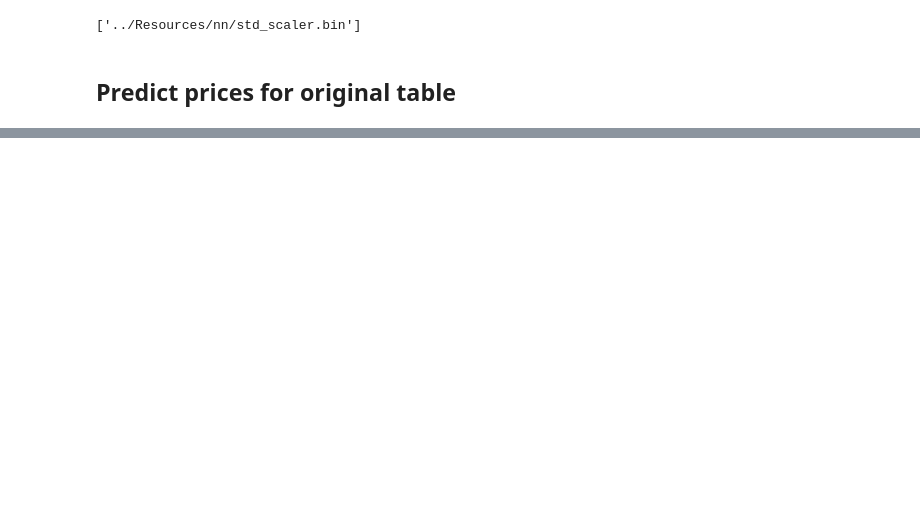
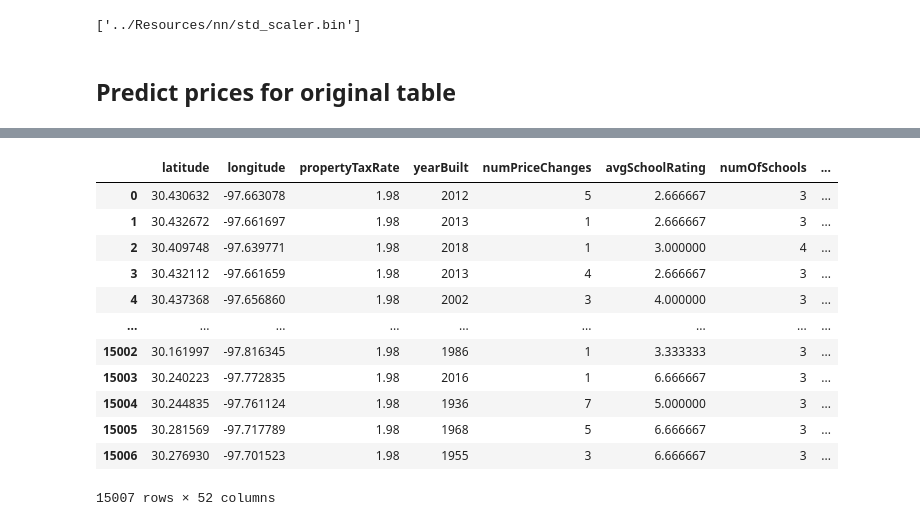
Before and after one commit to minmincg/house_pricing_analysis, a Jupyter notebook: Notebooks/nn_local_simplified.ipynb, the cells around one changed output, grey strips where cells are left out. Saved outputs shown, nothing was run; the diff lists cells and outputs as text; code cells hidden in the pictures; blank space fills up the shorter version.

```diff
--- a/Notebooks/nn_local_simplified.ipynb
+++ b/Notebooks/nn_local_simplified.ipynb
@@ -392,0 +443,16 @@ dtype: float64
+# %%
+hpricing_df
+# %% [output]
+|  | latitude | longitude | propertyTaxRate | yearBuilt | numPriceChanges | avgSchoolRating | numOfSchools | ... |
+| 0 | 30.430632 | -97.663078 | 1.98 | 2012 | 5 | 2.666667 | 3 | ... |
+| 1 | 30.432672 | -97.661697 | 1.98 | 2013 | 1 | 2.666667 | 3 | ... |
+| 2 | 30.409748 | -97.639771 | 1.98 | 2018 | 1 | 3.000000 | 4 | ... |
+| 3 | 30.432112 | -97.661659 | 1.98 | 2013 | 4 | 2.666667 | 3 | ... |
+| 4 | 30.437368 | -97.656860 | 1.98 | 2002 | 3 | 4.000000 | 3 | ... |
+| ... | ... | ... | ... | ... | ... | ... | ... | ... |
+| 15002 | 30.161997 | -97.816345 | 1.98 | 1986 | 1 | 3.333333 | 3 | ... |
+| 15003 | 30.240223 | -97.772835 | 1.98 | 2016 | 1 | 6.666667 | 3 | ... |
+| 15004 | 30.244835 | -97.761124 | 1.98 | 1936 | 7 | 5.000000 | 3 | ... |
+| 15005 | 30.281569 | -97.717789 | 1.98 | 1968 | 5 | 6.666667 | 3 | ... |
+| 15006 | 30.276930 | -97.701523 | 1.98 | 1955 | 3 | 6.666667 | 3 | ... |
+15007 rows × 52 columns
```
Also changed, not shown: parts of 20 cells of this notebook, 15 other files.
